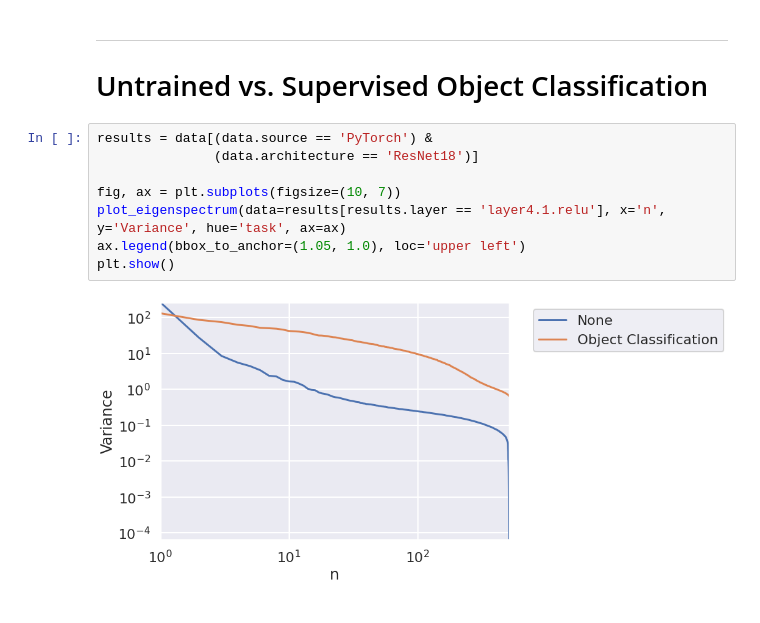
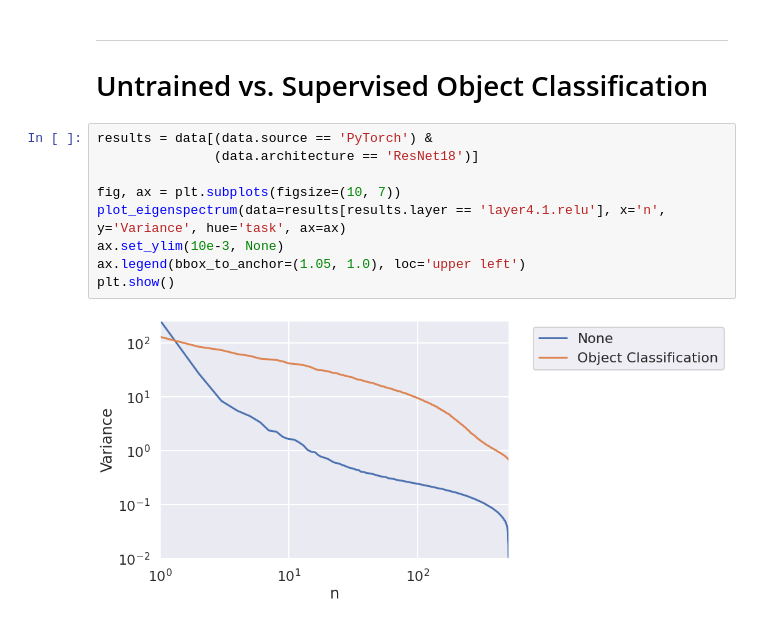
Before and after one commit to EricElmoznino/encoder_dimensionality, a Jupyter notebook: notebooks/explore_eigenspectra.ipynb, the cells around one changed output. Saved outputs shown, nothing was run; the diff lists cells and outputs as text.

```diff
--- a/notebooks/explore_eigenspectra.ipynb
+++ b/notebooks/explore_eigenspectra.ipynb
@@ -28,10 +28,11 @@ data.head()
 # %%
 results = data[(data.source == 'PyTorch') &
                (data.architecture == 'ResNet18')]
 
 fig, ax = plt.subplots(figsize=(10, 7))
 plot_eigenspectrum(data=results[results.layer == 'layer4.1.relu'], x='n', y='Variance', hue='task', ax=ax)
+ax.set_ylim(10e-3, None)
 ax.legend(bbox_to_anchor=(1.05, 1.0), loc='upper left')
 plt.show()
 # %% [output]
-[figure, old version]
+[figure, new version]
```
Also changed, not shown: parts of 4 cells of this notebook, 4 other files.
